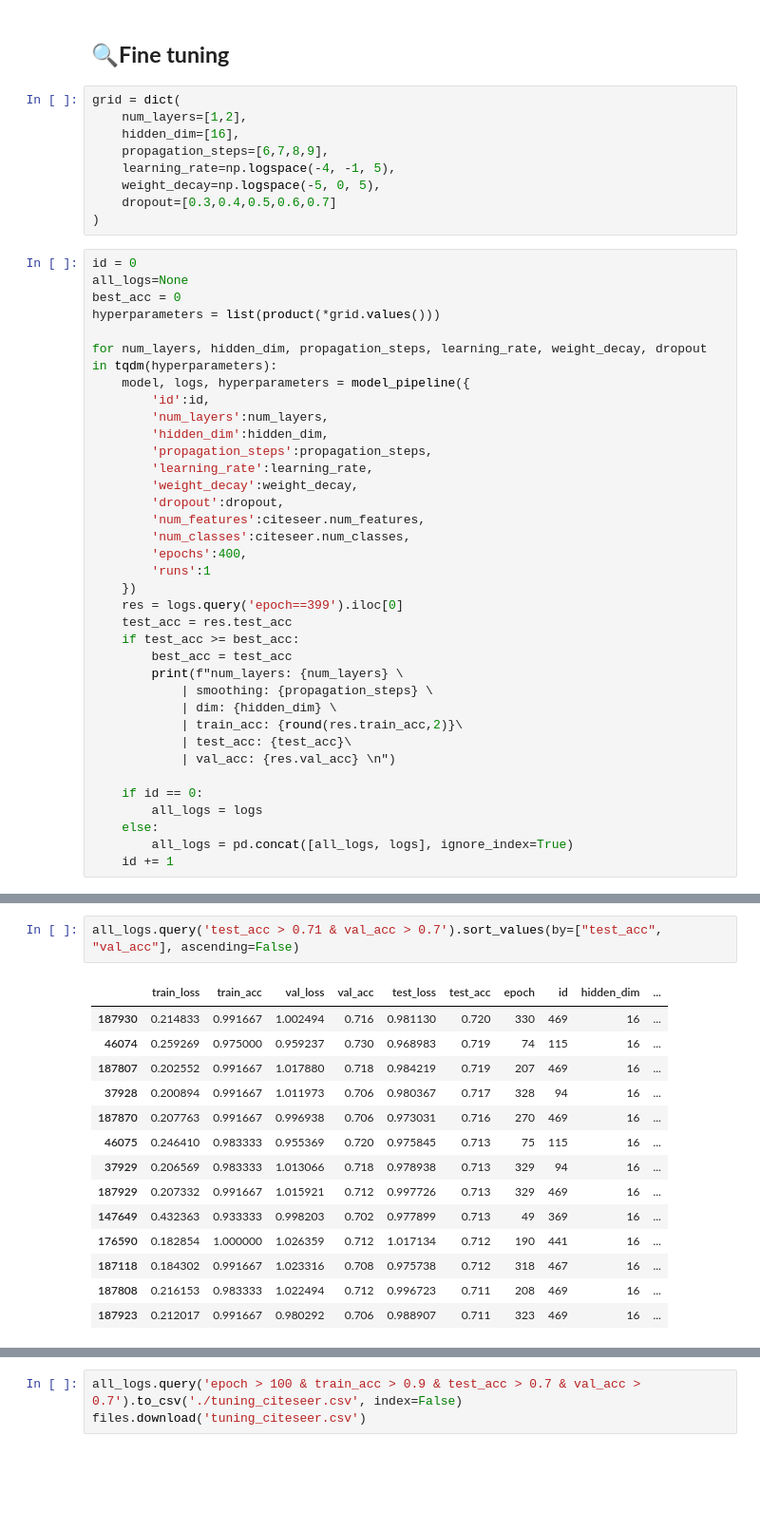
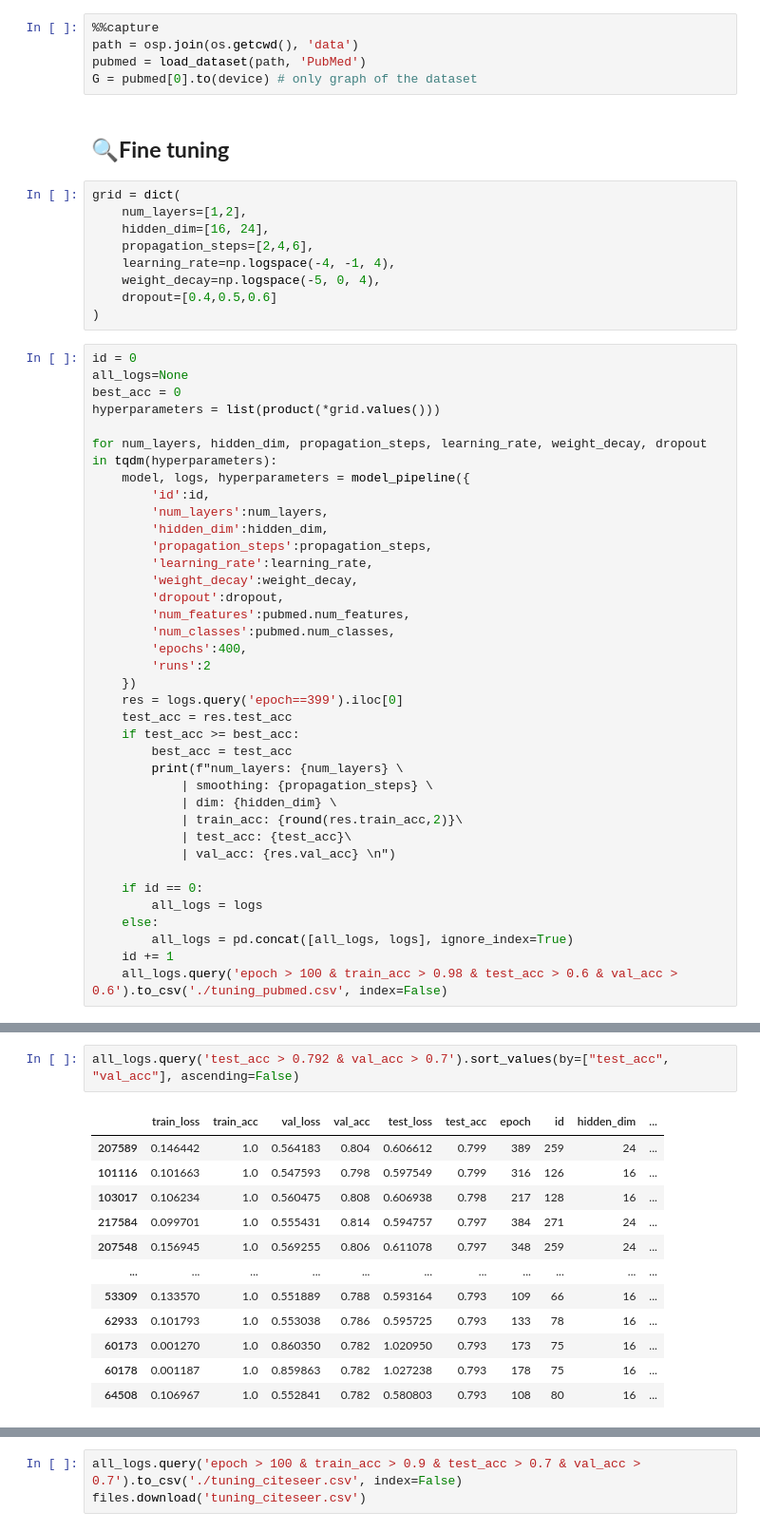
Before and after one commit to achrafash/gnn-receptive-fields, a Jupyter notebook: fine_tuning_on_citeseer.ipynb, the cells around one changed output, grey strips where cells are left out. Shown: that part at 95% size. Cells and saved outputs as stored; diff of their text form; blank space fills up the shorter version.

Commit message:
fine tune on pubmed

```diff
--- a/fine_tuning_on_citeseer.ipynb
+++ b/fine_tuning_on_citeseer.ipynb
@@ -360,13 +362,18 @@ val tensor([ 29,  86, 116, 106,  94,  69], device='cuda:0')
+# %%
+%%capture
+path = osp.join(os.getcwd(), 'data')
+pubmed = load_dataset(path, 'PubMed')
+G = pubmed[0].to(device) # only graph of the dataset
 # %% [markdown]
 ## **🔍Fine tuning**
 # %%
 grid = dict(
     num_layers=[1,2],
-    hidden_dim=[16],
-    propagation_steps=[6,7,8,9],
-    learning_rate=np.logspace(-4, -1, 5),
-    weight_decay=np.logspace(-5, 0, 5),
-    dropout=[0.3,0.4,0.5,0.6,0.7]
+    hidden_dim=[16, 24],
+    propagation_steps=[2,4,6],
+    learning_rate=np.logspace(-4, -1, 4),
+    weight_decay=np.logspace(-5, 0, 4),
+    dropout=[0.4,0.5,0.6]
 )
 # %%
 id = 0
@@ -383,10 +390,10 @@ for num_layers, hidden_dim, propagation_steps, learning_rate, weight_decay, drop
         'learning_rate':learning_rate,
         'weight_decay':weight_decay,
         'dropout':dropout,
-        'num_features':citeseer.num_features,
-        'num_classes':citeseer.num_classes,
+        'num_features':pubmed.num_features,
+        'num_classes':pubmed.num_classes,
         'epochs':400,
-        'runs':1
+        'runs':2
     })
     res = logs.query('epoch==399').iloc[0]
     test_acc = res.test_acc
@@ -404,3 +411,4 @@ for num_layers, hidden_dim, propagation_steps, learning_rate, weight_decay, drop
     else:
         all_logs = pd.concat([all_logs, logs], ignore_index=True)
     id += 1
+    all_logs.query('epoch > 100 & train_acc > 0.98 & test_acc > 0.6 & val_acc > 0.6').to_csv('./tuning_pubmed.csv', index=False)
@@ -425,17 +415,15 @@ num_layers: 1             | smoothing: 9             | dim: 16             | tra
 # %%
-all_logs.query('test_acc > 0.71 & val_acc > 0.7').sort_values(by=["test_acc", "val_acc"], ascending=False)
+all_logs.query('test_acc > 0.792 & val_acc > 0.7').sort_values(by=["test_acc", "val_acc"], ascending=False)
 # %% [output]
 |  | train_loss | train_acc | val_loss | val_acc | test_loss | test_acc | epoch | id | hidden_dim | ... |
-| 187930 | 0.214833 | 0.991667 | 1.002494 | 0.716 | 0.981130 | 0.720 | 330 | 469 | 16 | ... |
-| 46074 | 0.259269 | 0.975000 | 0.959237 | 0.730 | 0.968983 | 0.719 | 74 | 115 | 16 | ... |
-| 187807 | 0.202552 | 0.991667 | 1.017880 | 0.718 | 0.984219 | 0.719 | 207 | 469 | 16 | ... |
-| 37928 | 0.200894 | 0.991667 | 1.011973 | 0.706 | 0.980367 | 0.717 | 328 | 94 | 16 | ... |
-| 187870 | 0.207763 | 0.991667 | 0.996938 | 0.706 | 0.973031 | 0.716 | 270 | 469 | 16 | ... |
-| 46075 | 0.246410 | 0.983333 | 0.955369 | 0.720 | 0.975845 | 0.713 | 75 | 115 | 16 | ... |
-| 37929 | 0.206569 | 0.983333 | 1.013066 | 0.718 | 0.978938 | 0.713 | 329 | 94 | 16 | ... |
-| 187929 | 0.207332 | 0.991667 | 1.015921 | 0.712 | 0.997726 | 0.713 | 329 | 469 | 16 | ... |
-| 147649 | 0.432363 | 0.933333 | 0.998203 | 0.702 | 0.977899 | 0.713 | 49 | 369 | 16 | ... |
-| 176590 | 0.182854 | 1.000000 | 1.026359 | 0.712 | 1.017134 | 0.712 | 190 | 441 | 16 | ... |
-| 187118 | 0.184302 | 0.991667 | 1.023316 | 0.708 | 0.975738 | 0.712 | 318 | 467 | 16 | ... |
-| 187808 | 0.216153 | 0.983333 | 1.022494 | 0.712 | 0.996723 | 0.711 | 208 | 469 | 16 | ... |
-| 187923 | 0.212017 | 0.991667 | 0.980292 | 0.706 | 0.988907 | 0.711 | 323 | 469 | 16 | ... |
+| 207589 | 0.146442 | 1.0 | 0.564183 | 0.804 | 0.606612 | 0.799 | 389 | 259 | 24 | ... |
+| 101116 | 0.101663 | 1.0 | 0.547593 | 0.798 | 0.597549 | 0.799 | 316 | 126 | 16 | ... |
+| 103017 | 0.106234 | 1.0 | 0.560475 | 0.808 | 0.606938 | 0.798 | 217 | 128 | 16 | ... |
+| 217584 | 0.099701 | 1.0 | 0.555431 | 0.814 | 0.594757 | 0.797 | 384 | 271 | 24 | ... |
+| 207548 | 0.156945 | 1.0 | 0.569255 | 0.806 | 0.611078 | 0.797 | 348 | 259 | 24 | ... |
+| ... | ... | ... | ... | ... | ... | ... | ... | ... | ... | ... |
+| 53309 | 0.133570 | 1.0 | 0.551889 | 0.788 | 0.593164 | 0.793 | 109 | 66 | 16 | ... |
+| 62933 | 0.101793 | 1.0 | 0.553038 | 0.786 | 0.595725 | 0.793 | 133 | 78 | 16 | ... |
+| 60173 | 0.001270 | 1.0 | 0.860350 | 0.782 | 1.020950 | 0.793 | 173 | 75 | 16 | ... |
+| 60178 | 0.001187 | 1.0 | 0.859863 | 0.782 | 1.027238 | 0.793 | 178 | 75 | 16 | ... |
+| 64508 | 0.106967 | 1.0 | 0.552841 | 0.782 | 0.580803 | 0.793 | 108 | 80 | 16 | ... |
```
Also changed, not shown: parts of 7 cells of this notebook.
